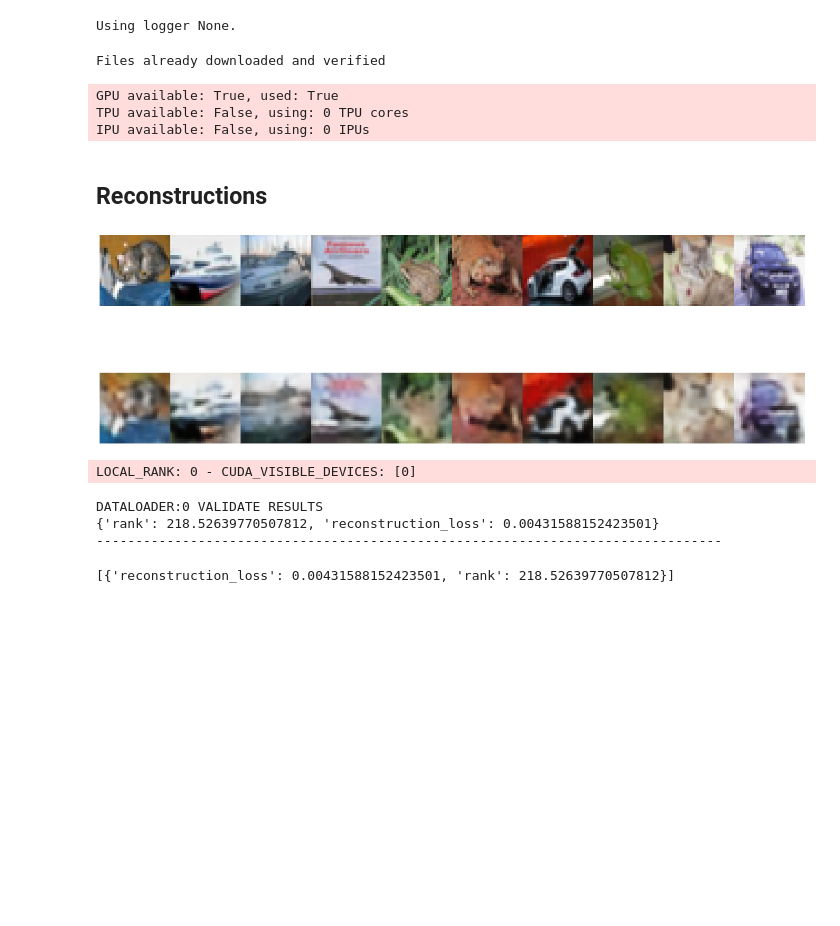
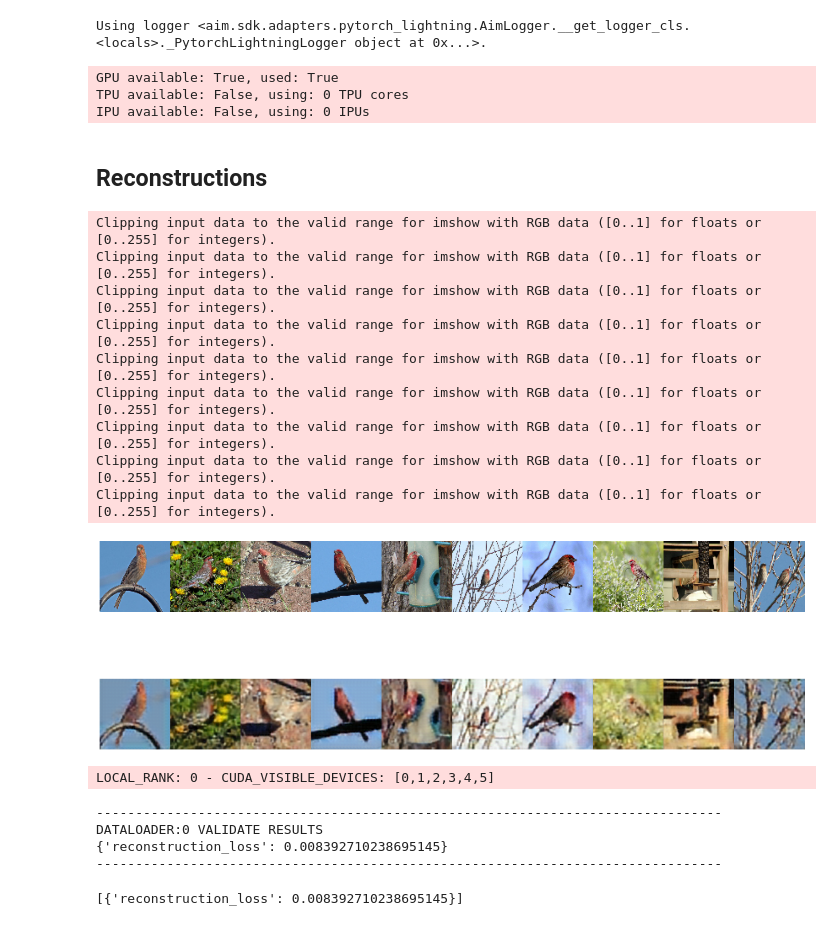
Before and after one commit to maxjcohen/vqvae, a Jupyter notebook: plot_samples.ipynb, the cells around one changed output. Saved outputs shown, nothing was run; the diff lists cells and outputs as text; code cells hidden in the pictures; blank space fills up the shorter version.

Commit message:
Restructure train script for mini-imagenet

```diff
--- a/plot_samples.ipynb
+++ b/plot_samples.ipynb
@@ -6,7 +6,7 @@ import pytorch_lightning as pl
 from vqvae import VQVAE
 from vqvae.trainer import LITVqvae
 
-from script import get_dataloader
+import scripts.dataset.miniImagenet as script
 
 # Reload python packages when changed
 %load_ext autoreload
@@ -17,69 +17,64 @@ plt.rcParams.update({
     "font.size": 25,
     "figure.figsize": (25, 5)
 })
+
+class args:
+    batch_size=16
+    num_workers=2
 # %% [output]
-Using logger None.
+Using logger <aim.sdk.adapters.pytorch_lightning.AimLogger.__get_logger_cls.<locals>._PytorchLightningLogger object at 0x...>.
-# %%
-class args:
-    batch_size=16
-    num_workers=4
-
-N_CODEBOOK = 256
-DIM_CODEBOOK = 32
-
-channel_sizes = [16, 32, 32, DIM_CODEBOOK]
-strides = [2, 2, 1, 1]
-# %%
-dataloader_val = get_dataloader(args, train=False)
-# %% [output]
-Files already downloaded and verified
-# %%
-model = VQVAE(
-    in_channel=3,
-    channel_sizes=channel_sizes,
-    n_codebook=N_CODEBOOK,
-    dim_codebook=DIM_CODEBOOK,
-    strides=strides,
-)
-model.load_state_dict(torch.load("model.pt"))
-model.eval()
-litmodule = LITVqvae(model=model)
-trainer = pl.Trainer(gpus=1)
-# %% [output]
-GPU available: True, used: True
-TPU available: False, using: 0 TPU cores
-IPU available: False, using: 0 IPUs
+# %%
+# Load validation dataset
+dataloader_val = script.get_dataloader(args, split="val")
+# Load model from checkpoint
+litmodule = LITVqvae.load_from_checkpoint("checkpoints/epoch=9-step=23999.ckpt", model=script.model)
+# Load trainer for evaluation loop
+trainer = pl.Trainer(gpus=[2])
+# %% [output]
+GPU available: True, used: True
+TPU available: False, using: 0 TPU cores
+IPU available: False, using: 0 IPUs
 # %% [markdown]
 ## Reconstructions
 # %%
 n_images = 10
 
-for images, labels in dataloader_val:
+for images in dataloader_val:
     break
 images = images[:n_images]
 with torch.no_grad():
-    reconstructions = torch.sigmoid(model(images))
+    reconstructions = script.model(images)
 
 # fig, axes = plt.subplots(nrows=2, ncols=n_images)
 fig = plt.figure(figsize=(25, 10))
 for idx, (image, reconstruction) in enumerate(zip(images, reconstructions)):
     plt.subplot(2, n_images, idx+1)
     plt.imshow(image.permute(1, 2, 0))
     plt.axis("off")
 
     plt.subplot(2, n_images, n_images+idx+1)
     plt.imshow(reconstruction.permute(1, 2, 0))
     plt.axis("off")
 
 fig.subplots_adjust(wspace=0, hspace=0)
 plt.show()
 # %% [output]
+Clipping input data to the valid range for imshow with RGB data ([0..1] for floats or [0..255] for integers).
+Clipping input data to the valid range for imshow with RGB data ([0..1] for floats or [0..255] for integers).
+Clipping input data to the valid range for imshow with RGB data ([0..1] for floats or [0..255] for integers).
+Clipping input data to the valid range for imshow with RGB data ([0..1] for floats or [0..255] for integers).
+Clipping input data to the valid range for imshow with RGB data ([0..1] for floats or [0..255] for integers).
+Clipping input data to the valid range for imshow with RGB data ([0..1] for floats or [0..255] for integers).
+Clipping input data to the valid range for imshow with RGB data ([0..1] for floats or [0..255] for integers).
+Clipping input data to the valid range for imshow with RGB data ([0..1] for floats or [0..255] for integers).
+Clipping input data to the valid range for imshow with RGB data ([0..1] for floats or [0..255] for integers).
-[figure, old version]
+[figure, new version]
 # %%
 trainer.validate(litmodule, dataloader_val)
 # %% [output]
-LOCAL_RANK: 0 - CUDA_VISIBLE_DEVICES: [0]
+LOCAL_RANK: 0 - CUDA_VISIBLE_DEVICES: [0,1,2,3,4,5]
+--------------------------------------------------------------------------------
 DATALOADER:0 VALIDATE RESULTS
-{'rank': 218.52639770507812, 'reconstruction_loss': 0.00431588152423501}
+{'reconstruction_loss': 0.008392710238695145}
 --------------------------------------------------------------------------------
-[{'reconstruction_loss': 0.00431588152423501, 'rank': 218.52639770507812}]
+[{'reconstruction_loss': 0.008392710238695145}]
```
Also changed, not shown: 1 other file.
